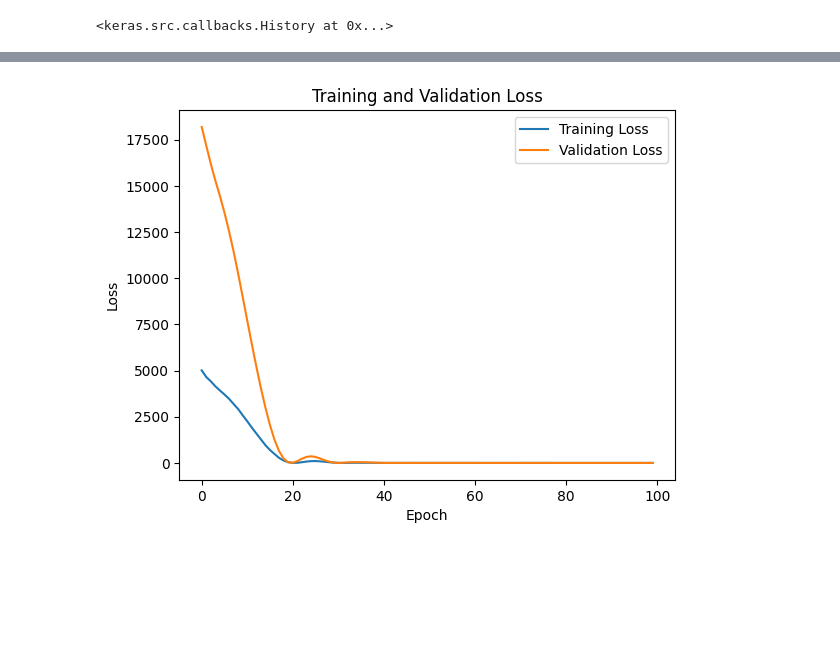
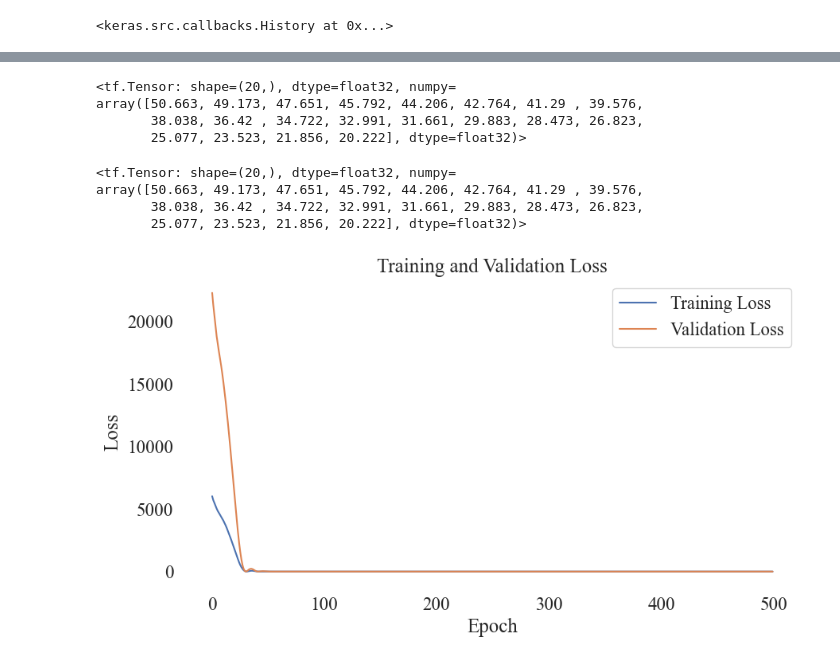
Before and after one commit to andvsilva/data_science_journey, a Jupyter notebook: deep_learning/notebooks/01_tensorf_regression.ipynb, the cells around one changed output, grey strips where cells are left out. Cells and saved outputs as stored; diff of their text form; code cells hidden in the pictures; blank space fills up the shorter version.

```diff
--- a/deep_learning/notebooks/01_tensorf_regression.ipynb
+++ b/deep_learning/notebooks/01_tensorf_regression.ipynb
@@ -482,7 +483,7 @@ n = 80
 X = []
 y = []
 
-limit = 0.5
+limit = 0.2
 
 for i in range(0, n):
     errx = round(random.uniform(0, limit), 2)
@@ -635 +666,6 @@ array([[126.805],
+# %%
+import seaborn as sns
+
+sns.set(rc={'figure.figsize':(10,5)}, font_scale=1.5)
+sns.set_style({'axes.facecolor':'white', 'grid.color': '.4', 'font.family':'Times New Roman'})
 # %%
@@ -759,10 +802,10 @@ plot_predictions(predictions=y_preds_3)
 tf.random.set_seed(42)
 
 model_4 = tf.keras.Sequential([
-    tf.keras.layers.Dense(128, activation='relu', input_shape=(1,)),  # Hidden layer with 128 units
+    tf.keras.layers.Dense(128, activation='relu', input_shape=(1,), name='input_layer'),  # Hidden layer with 128 units
     tf.keras.layers.Dense(64, activation='relu'),  # Additional hidden layer with 64 units
     tf.keras.layers.Dense(32, activation='relu'),  # Additional hidden layer with 32 units
-    tf.keras.layers.Dense(1)  # Output layer for regression
+    tf.keras.layers.Dense(1, name='output_layer')  # Output layer for regression
 ])
 
 # Compile the model
@@ -774,6 +817,6 @@ model_4.compile(optimizer='adam',
 # Assuming X_val and y_val are your input features and labels for validation
 
 history = model_4.fit(X_train, y_train,
-                    epochs=100,
+                    epochs=500,
                     batch_size=32,
-                    validation_split=0.2)  # 20% of the training data will be used for validation
+                    validation_split=0.2, verbose=0)  # 20% of the training data will be used for validation
@@ -805,0 +836,8 @@ plot_predictions(predictions=y_preds_4)
+# %%
+# MAE
+tf.keras.losses.mean_absolute_error(y_test, y_preds)
+# %% [output]
+<tf.Tensor: shape=(20,), dtype=float32, numpy=
+array([50.663, 49.173, 47.651, 45.792, 44.206, 42.764, 41.29 , 39.576,
+       38.038, 36.42 , 34.722, 32.991, 31.661, 29.883, 28.473, 26.823,
+       25.077, 23.523, 21.856, 20.222], dtype=float32)>
@@ -806,11 +854,20 @@ plot_predictions(predictions=y_preds_4)
+# %%
+mae = mae(y_test, y_preds)
+mae
+# %% [output]
+<tf.Tensor: shape=(20,), dtype=float32, numpy=
+array([50.663, 49.173, 47.651, 45.792, 44.206, 42.764, 41.29 , 39.576,
+       38.038, 36.42 , 34.722, 32.991, 31.661, 29.883, 28.473, 26.823,
+       25.077, 23.523, 21.856, 20.222], dtype=float32)>
 # %%
 # Plot the training loss
 plt.plot(history.history['loss'], label='Training Loss')
 plt.plot(history.history['val_loss'], label='Validation Loss')
 plt.title('Training and Validation Loss')
 plt.xlabel('Epoch')
 plt.ylabel('Loss')
 plt.legend()
+plt.grid()
 plt.show()
 # %% [output]
-[figure, old version]
+[figure, new version]
```
Also changed, not shown: parts of 45 cells of this notebook, 2 other files.
